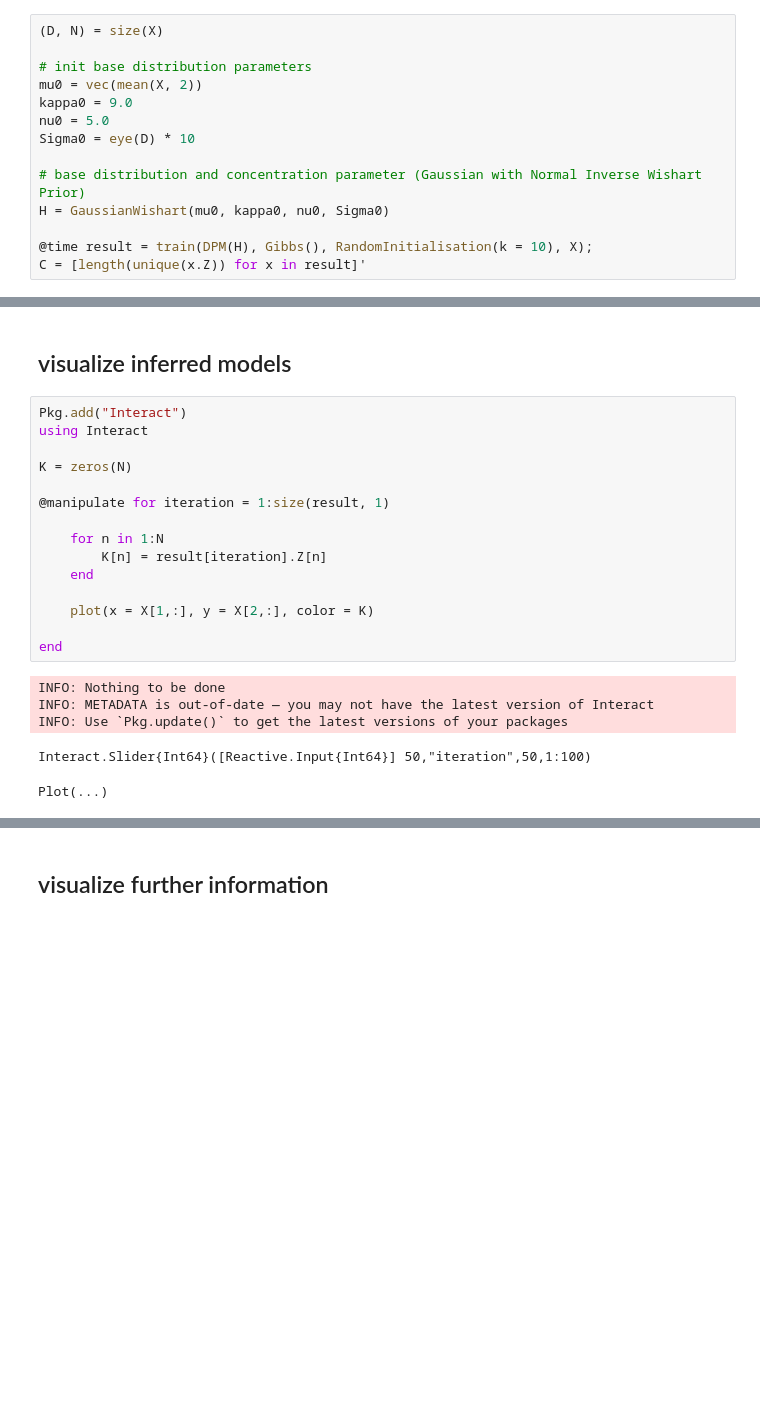
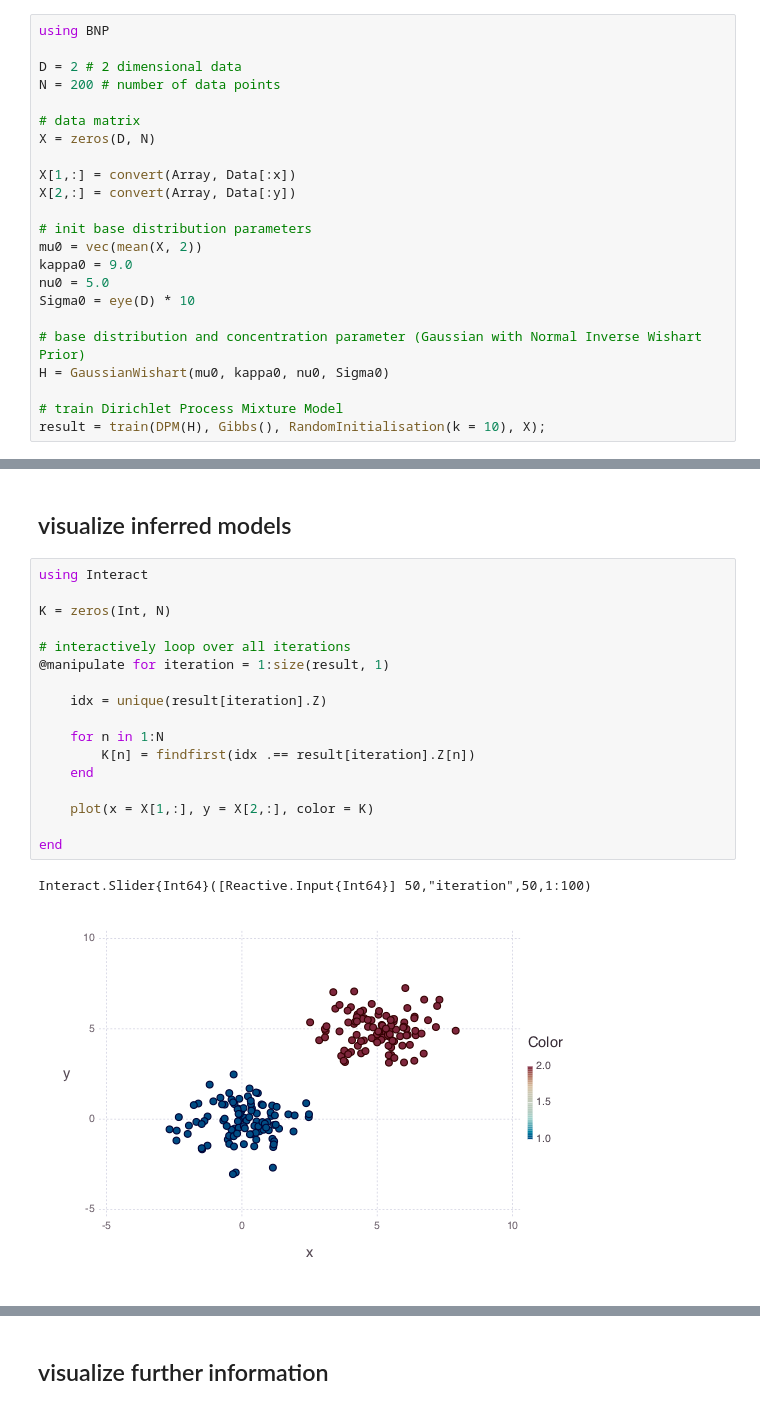
Before and after one commit to trappmartin/BNP.jl, a Jupyter notebook: demos/Dirichlet Process Mixture Model.ipynb, the cells around one changed output, grey strips where cells are left out. Cells and saved outputs as stored; diff of their text form; blank space fills up the shorter version.

```diff
--- a/demos/Dirichlet Process Mixture Model.ipynb
+++ b/demos/Dirichlet Process Mixture Model.ipynb
@@ -23,5 +23,14 @@ INFO: Recompiling stale cache file /Users/martin/.julia/lib/v0.4/BNP.ji for modu
 # %%
-(D, N) = size(X)
+using BNP
+
+D = 2 # 2 dimensional data
+N = 200 # number of data points
+
+# data matrix
+X = zeros(D, N)
+
+X[1,:] = convert(Array, Data[:x])
+X[2,:] = convert(Array, Data[:y])
 
 # init base distribution parameters
 mu0 = vec(mean(X, 2))
@@ -32,5 +41,5 @@ Sigma0 = eye(D) * 10
 # base distribution and concentration parameter (Gaussian with Normal Inverse Wishart Prior)
 H = GaussianWishart(mu0, kappa0, nu0, Sigma0)
 
-@time result = train(DPM(H), Gibbs(), RandomInitialisation(k = 10), X);
-C = [length(unique(x.Z)) for x in result]'
+# train Dirichlet Process Mixture Model
+result = train(DPM(H), Gibbs(), RandomInitialisation(k = 10), X);
@@ -41,23 +46,22 @@ C = [length(unique(x.Z)) for x in result]'
 # %% [markdown]
 ## visualize inferred models
 # %%
-Pkg.add("Interact")
 using Interact
 
-K = zeros(N)
+K = zeros(Int, N)
 
+# interactively loop over all iterations
 @manipulate for iteration = 1:size(result, 1)
 
+    idx = unique(result[iteration].Z)
+
     for n in 1:N
-        K[n] = result[iteration].Z[n]
+        K[n] = findfirst(idx .== result[iteration].Z[n])
     end
 
     plot(x = X[1,:], y = X[2,:], color = K)
 
 end
 # %% [output]
-INFO: Nothing to be done
-INFO: METADATA is out-of-date — you may not have the latest version of Interact
-INFO: Use `Pkg.update()` to get the latest versions of your packages
+Interact.Slider{Int64}([Reactive.Input{Int64}] 50,"iteration",50,1:100)
-Interact.Slider{Int64}([Reactive.Input{Int64}] 50,"iteration",50,1:100)
-Plot(...)
+[figure, added]
```
Also changed, not shown: parts of 11 cells of this notebook, 6 other files.
